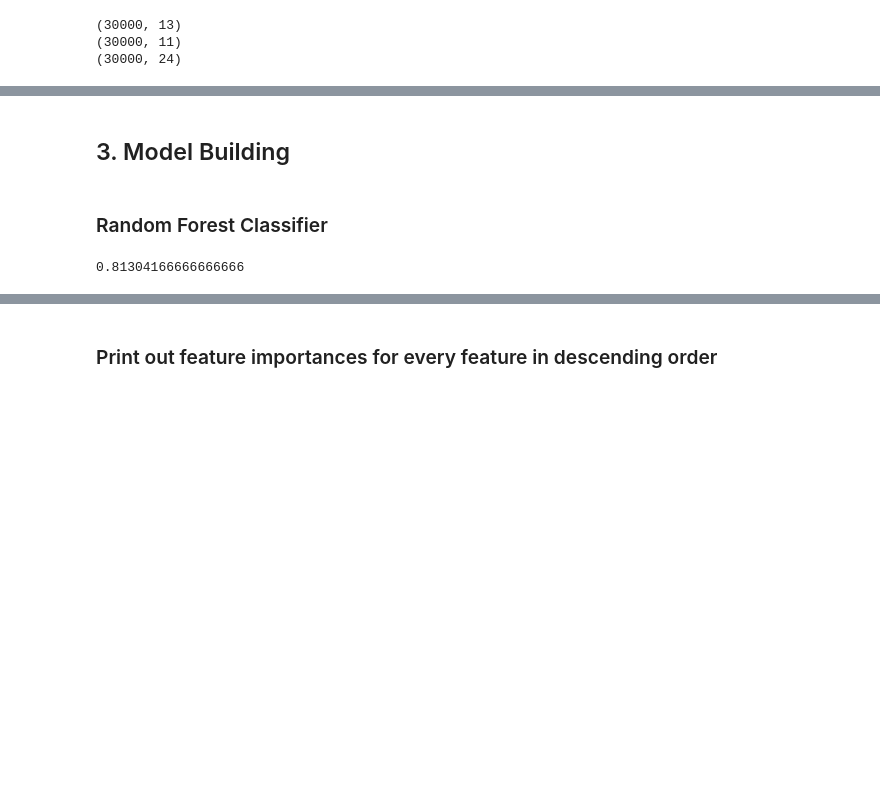
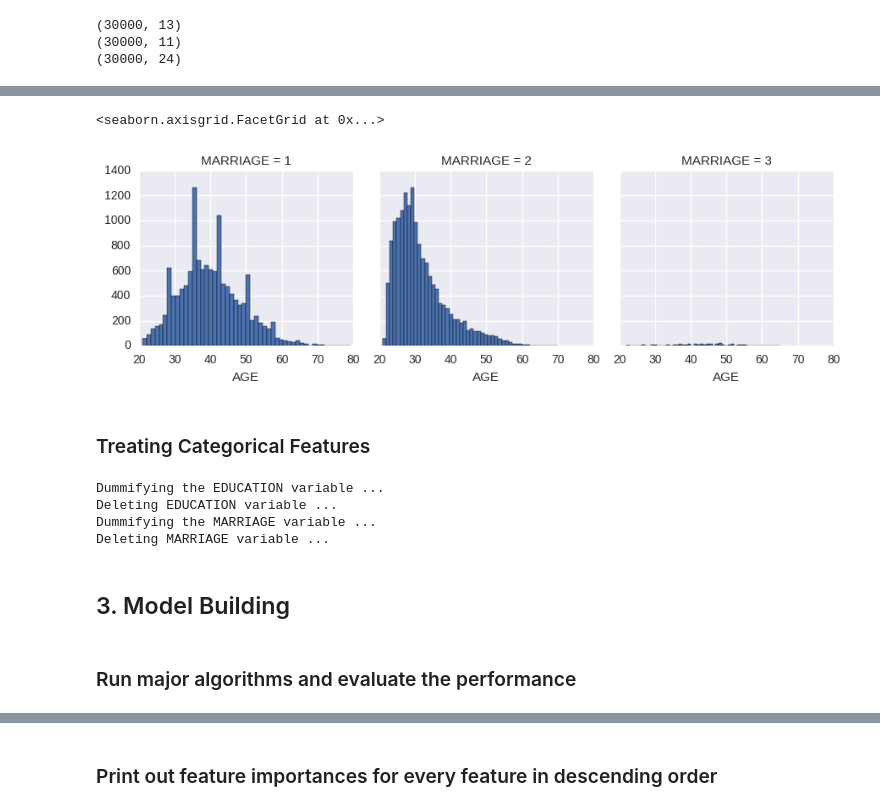
Before and after one commit to VicTangg/machine-learning, a Jupyter notebook: credit_card_default/Workbook.ipynb, the cells around one changed output, grey strips where cells are left out. Saved outputs shown, nothing was run; the diff lists cells and outputs as text; code cells hidden in the pictures; blank space fills up the shorter version.

```diff
--- a/credit_card_default/Workbook.ipynb
+++ b/credit_card_default/Workbook.ipynb
@@ -141,4 +214,29 @@ Name: MARRIAGE, dtype: int64
+# %%
+g = sns.FacetGrid(data, col='MARRIAGE')
+g.despine(left='True')
+g.map(plt.hist, 'AGE', bins=50)
+# %% [output]
+<seaborn.axisgrid.FacetGrid at 0x...>
+[figure, added]
+# %% [markdown]
+### Treating Categorical Features
+# %%
+for variable_name in ['EDUCATION','MARRIAGE']:
+    print 'Dummifying the {} variable ...'.format(variable_name)
+
+    dummies = pd.get_dummies(data[variable_name])
+    #### CREATE DUMMIES FROM THE COLUMN data[variable_name], as you did above with pd.get_dummies() ####
+
+    dummies.columns = ['{}_{}'.format(variable_name,x) for x in dummies.columns]
+    # this will rename the column   # in an appropriate way
+
+    data = pd.concat([data,dummies],axis=1)  # This will append the dummy column to the existing dataframe
+    print 'Deleting {} variable ...'.format(variable_name)
+    del data[variable_name]
+# %% [output]
+Dummifying the EDUCATION variable ...
+Deleting EDUCATION variable ...
+Dummifying the MARRIAGE variable ...
+Deleting MARRIAGE variable ...
 # %% [markdown]
 ## 3. Model Building
-# %% [markdown]
-### Random Forest Classifier
@@ -152,10 +243,8 @@ rf_one = RandomForestClassifier(n_estimators = 200)
+# %% [markdown]
+### Run major algorithms and evaluate the performance
 # %%
-train_features = result.copy()
+train_features = data.copy()
 del train_features['default payment next month']
 X_train, X_test, y_train, y_test = train_test_split(
-                                   train_features, result['default payment next month'],
-                                   test_size = 0.8, random_state = 40)
-rf_one.fit(X_train.values, y_train.values)
-rf_one.score(X_test.values, y_test.values)
+                                   train_features, data['default payment next month'],
+                                   test_size = 0.4, random_state = 40)
-# %% [output]
-0.81304166666666666
```
Also changed, not shown: parts of 71 cells of this notebook.
